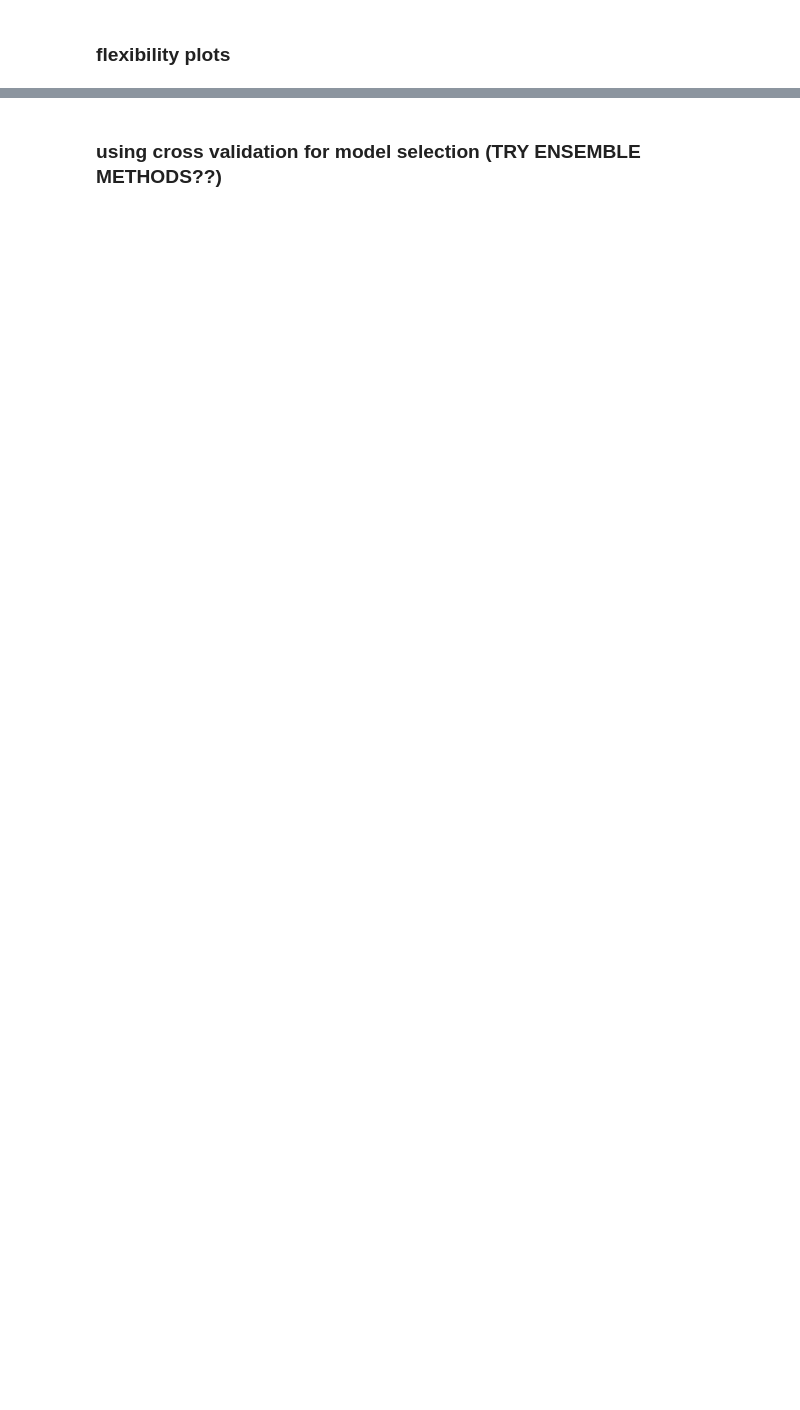
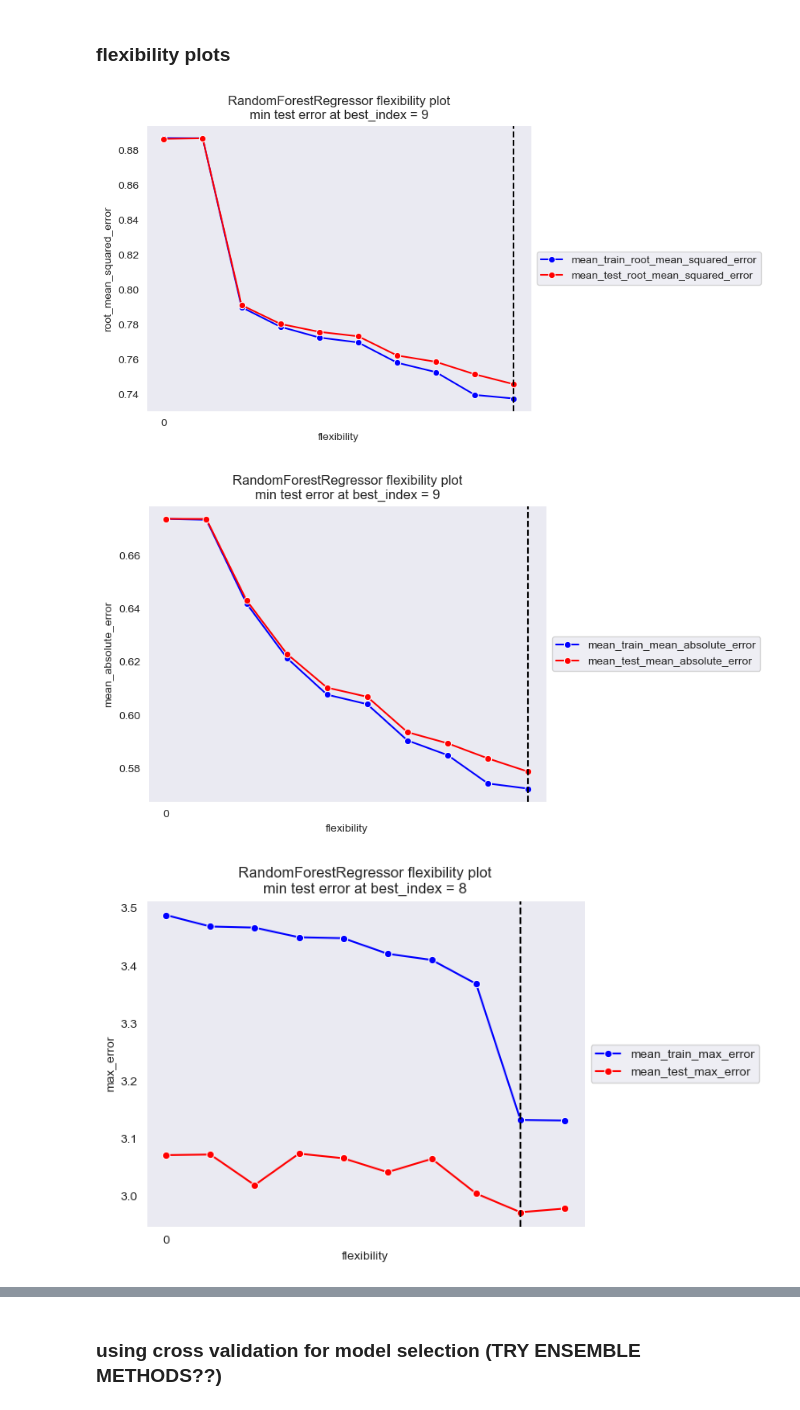
Before and after one commit to charVANder/DS5220-Supervised-ML-Project, a Jupyter notebook: model_ft_x.ipynb, the cells around one changed output, grey strips where cells are left out. Saved outputs shown, nothing was run; the diff lists cells and outputs as text; code cells hidden in the pictures; blank space fills up the shorter version.

```diff
--- a/model_ft_x.ipynb
+++ b/model_ft_x.ipynb
@@ -403 +411,33 @@ param_grids = {
+# %%
+
+random_forest_param_grid = {
+
+    'estimator__n_estimators': randint(low=1, high=200),  # default 100
+    'estimator__max_samples': randint(low=1, high=1000), # default value None
+    'estimator__max_depth': randint(low=1, high=200),  # default value None
+    'estimator__min_samples_split': randint(low=1, high=200),  # default value 2
+    'estimator__min_samples_leaf': randint(low=1, high=200), # default value 1
+    'estimator__max_leaf_nodes': randint(low=1, high=200),  # default value None
+
+}
+
+gradient_boosting_param_grid = {
+
+    'estimator__n_estimators': randint(low=1, high=200),  # default value 100
+
+    # early stopping
+    'estimator__n_iter_no_change': randint(low=1, high=2000),  # default value None
+
+    # regularization
+    # 'estimator__learning_rate': [0.1],  # default value 0.1
+    'estimator__max_depth': randint(low=1, high=20),  # default value 3
+    # 'estimator__subsample': [1.0],  # default value 1.0
+    'estimator__max_features': randint(low=1, high=200)  # default value None
+
+}
+
+param_grids = {
+    'RandomForestRegressor': random_forest_param_grid,
+    'GradientBoostingRegressor': gradient_boosting_param_grid
+}
 # %% [markdown]
@@ -423,9 +463,9 @@ for estimator_name, estimator in estimator_dict.items():
         ]
     )
 
-    grid_search_cv = GridSearchCV(
+    random_search_cv = RandomizedSearchCV(
         estimator=composite_estimator,
-        param_grid=param_grids[estimator_name],
+        param_distributions=param_grids[estimator_name],
         scoring=scoring,
         n_jobs=None,
         refit=scoring[0],
@@ -435,6 +475,6 @@ for estimator_name, estimator in estimator_dict.items():
         error_score=np.nan,
         return_train_score=True
     )
-    grid_search_cv.fit(train_cap_x_df, train_y_df.values.ravel())
+    random_search_cv.fit(train_cap_x_df, train_y_df.values.ravel())
 
-    tuned_estimator_dict[estimator_name] = grid_search_cv
+    tuned_estimator_dict[estimator_name] = random_search_cv
@@ -442,18 +485,22 @@ for estimator_name, estimator in estimator_dict.items():
 ### flexibility plots
 # %%
 gs_survey_results_df = pd.DataFrame()
-for estimator_name, grid_search_cv in tuned_estimator_dict.items():
+for estimator_name, random_search_cv in tuned_estimator_dict.items():
     print('\n\n')
     return_dict = sml_utils.plot_flexibility(
-        grid_search_cv=grid_search_cv,
+        grid_search_cv=random_search_cv,
         estimator_name=estimator_name,
         scoring=scoring
     )
     results_df = return_dict['results_df']
     results_df['estimator_name'] = estimator_name
     results_df = results_df[['estimator_name'] + [attr for attr in results_df if attr not in ['estimator_name']]]
     gs_survey_results_df = pd.concat([gs_survey_results_df, results_df], axis=0)
 
 gs_survey_results_df = gs_survey_results_df.sort_values(['score', 'best_test_score'])
 gs_survey_results_df = gs_survey_results_df.reset_index(drop=True)
 gs_survey_results_df
+# %% [output]
+[figure, added]
+[figure, added]
+[figure, added]
```
Also changed, not shown: parts of 30 cells of this notebook, 1 other file.
